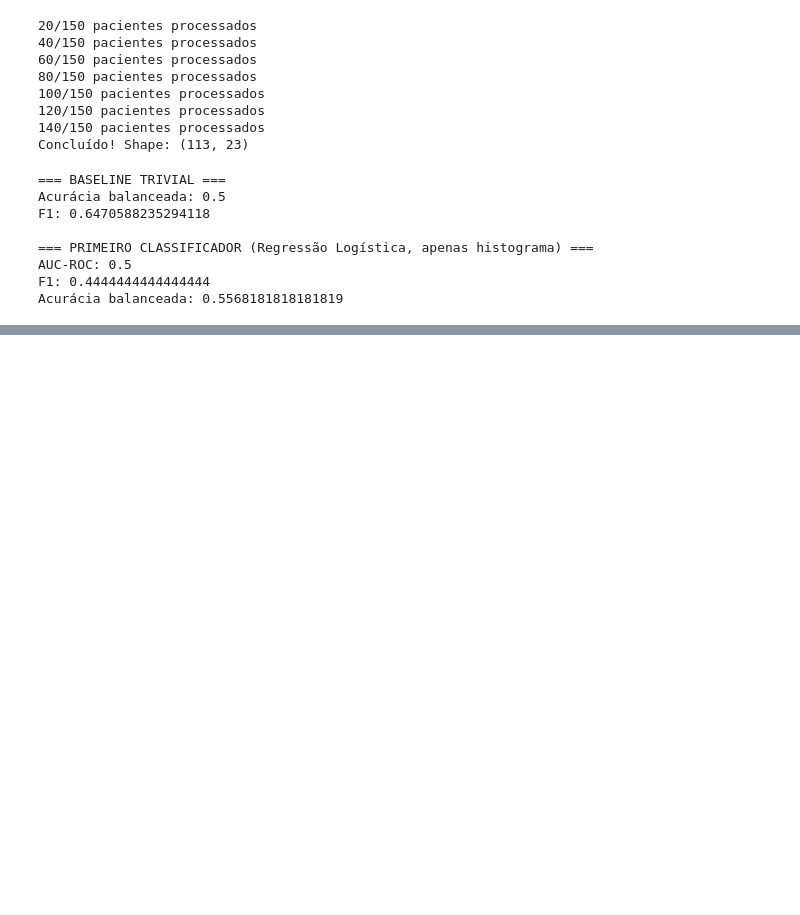
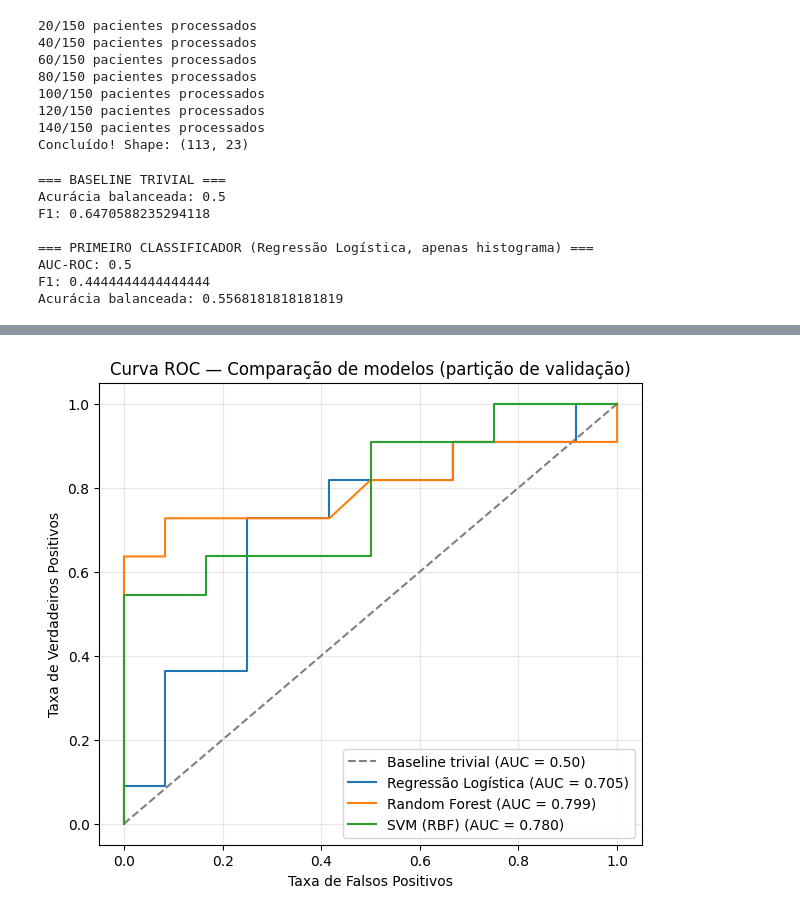
Before and after one commit to pedrovictor-glitch/tp1-g5-cervical-spine, a Jupyter notebook: notebooka4e4d95f23.ipynb, the cells around one changed output, grey strips where cells are left out. Cells and saved outputs as stored; diff of their text form; code cells hidden in the pictures; blank space fills up the shorter version.

```diff
--- a/notebooka4e4d95f23.ipynb
+++ b/notebooka4e4d95f23.ipynb
@@ -184,0 +246,15 @@ Acurácia balanceada: 0.5568181818181819
+# %%
+linhas = []
+for idx, row in particao.iterrows():
+    feats = processar_paciente_completo(row["StudyInstanceUID"])
+    if feats is not None:
+        feats["StudyInstanceUID"] = row["StudyInstanceUID"]
+        feats["patient_overall"] = row["patient_overall"]
+        feats["split"] = row["split"]
+        linhas.append(feats)
+    if (idx + 1) % 20 == 0:
+        print(f"{idx + 1}/{len(particao)} pacientes processados")
+
+df_features = pd.DataFrame(linhas)
+df_features.to_csv("/kaggle/working/features_baseline.csv", index=False)
+print(f"Concluído! Shape: {df_features.shape}")
@@ -184,0 +400,17 @@ Acurácia balanceada: 0.5568181818181819
+# %%
+plt.figure(figsize=(7, 6))
+plt.plot([0, 1], [0, 1], linestyle="--", color="gray", label="Baseline trivial (AUC = 0.50)")
+for nome, pipe in modelos.items():
+    proba = pipe.predict_proba(X_val)[:, 1]
+    fpr, tpr, _ = roc_curve(y_val, proba)
+    auc_modelo = roc_auc_score(y_val, proba)
+    plt.plot(fpr, tpr, label=f"{nome} (AUC = {auc_modelo:.3f})")
+plt.xlabel("Taxa de Falsos Positivos")
+plt.ylabel("Taxa de Verdadeiros Positivos")
+plt.title("Curva ROC — Comparação de modelos (partição de validação)")
+plt.legend(loc="lower right")
+plt.grid(alpha=0.3)
+plt.savefig("/kaggle/working/curva_roc.png", dpi=150, bbox_inches="tight")
+plt.show()
+# %% [output]
+[figure, added]
```
Also changed, not shown: parts of 7 cells of this notebook.
